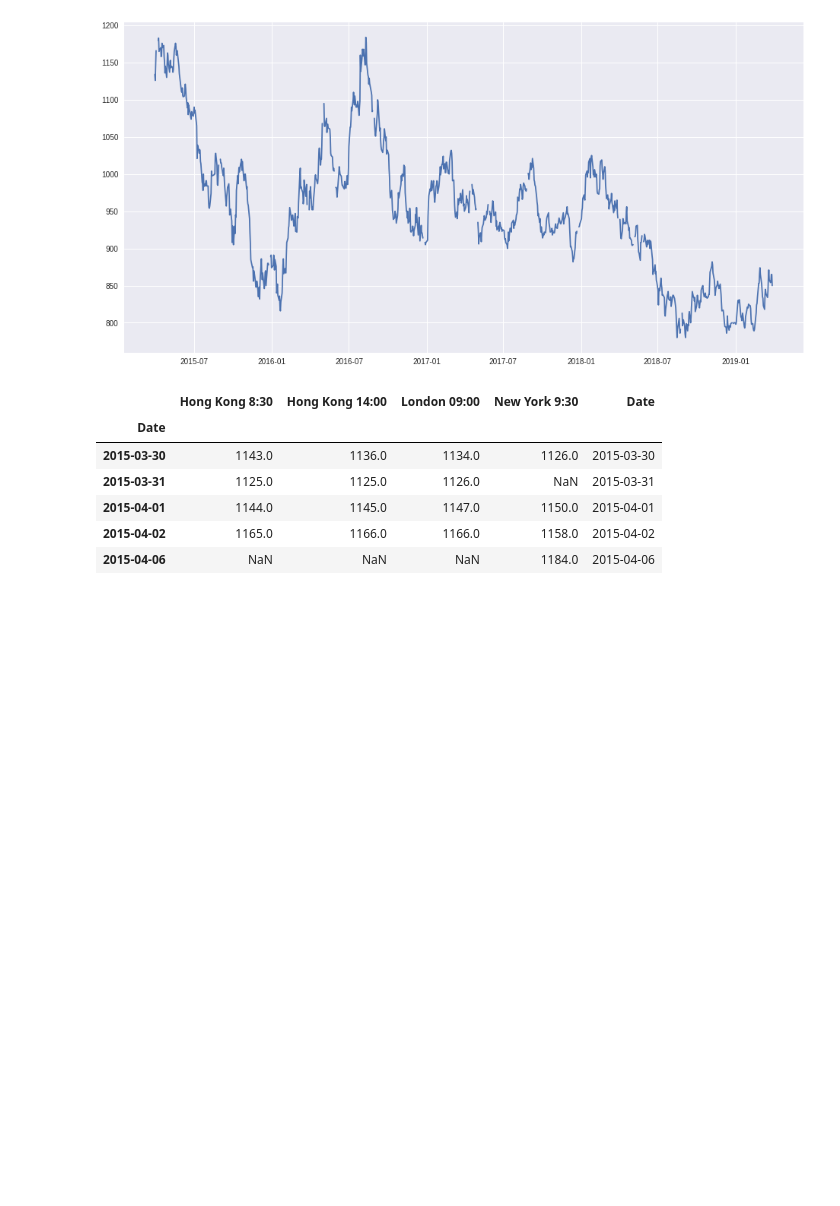
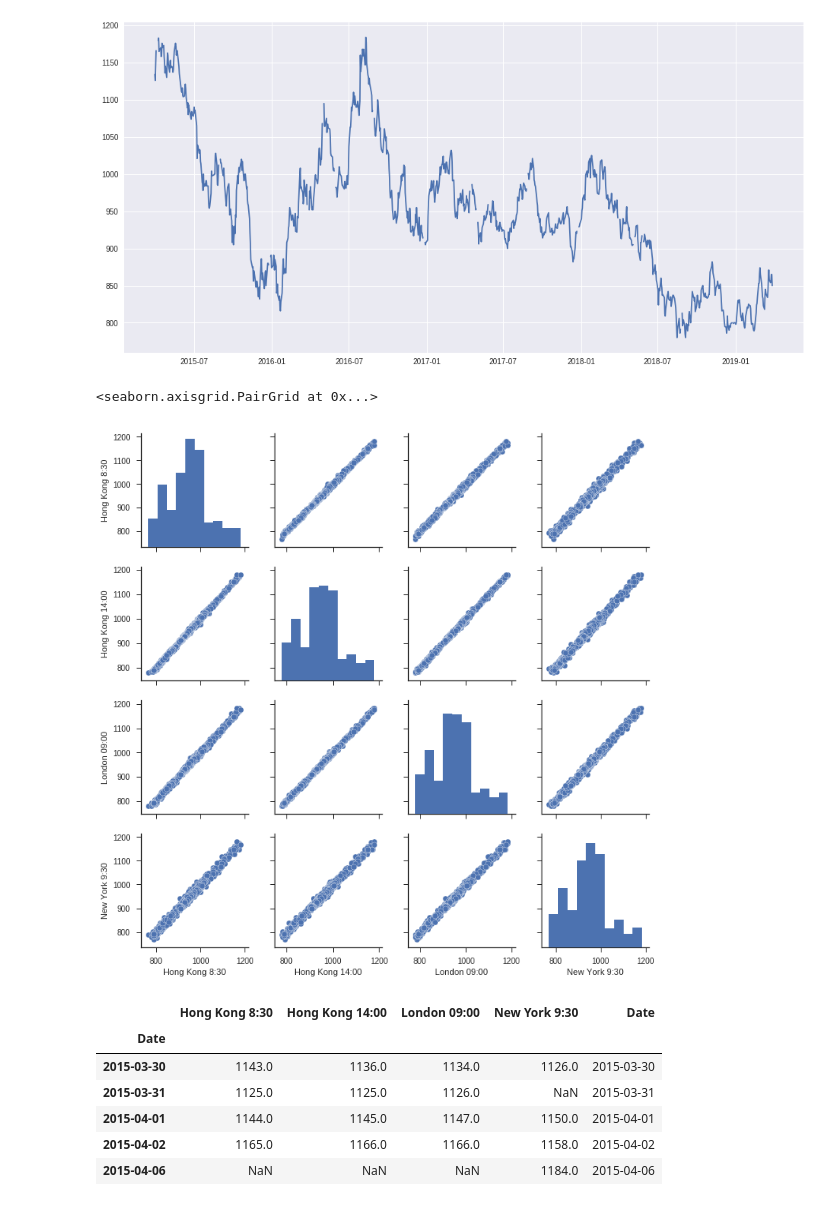
Before and after one commit to Gurpremm/Platinum-Price-Predictor, a Jupyter notebook: Platinum_Price_Prediction.ipynb, the cells around one changed output. Drawn from its saved outputs; the diff is of its cells as text; code cells hidden in the pictures; blank space fills up the shorter version.

```diff
--- a/Platinum_Price_Prediction.ipynb
+++ b/Platinum_Price_Prediction.ipynb
@@ -42,6 +42,14 @@ plt.plot(df['London 09:00'], label='Price history')
 # %% [output]
 [<matplotlib.lines.Line2D at 0x...>]
 [figure]
+# %%
+import seaborn as sns
+sns.set(style="ticks")
+
+sns.pairplot(df)
+# %% [output]
+<seaborn.axisgrid.PairGrid at 0x...>
+[figure, added]
 # %%
 data = df.sort_index(ascending=True, axis=0)
 
```
